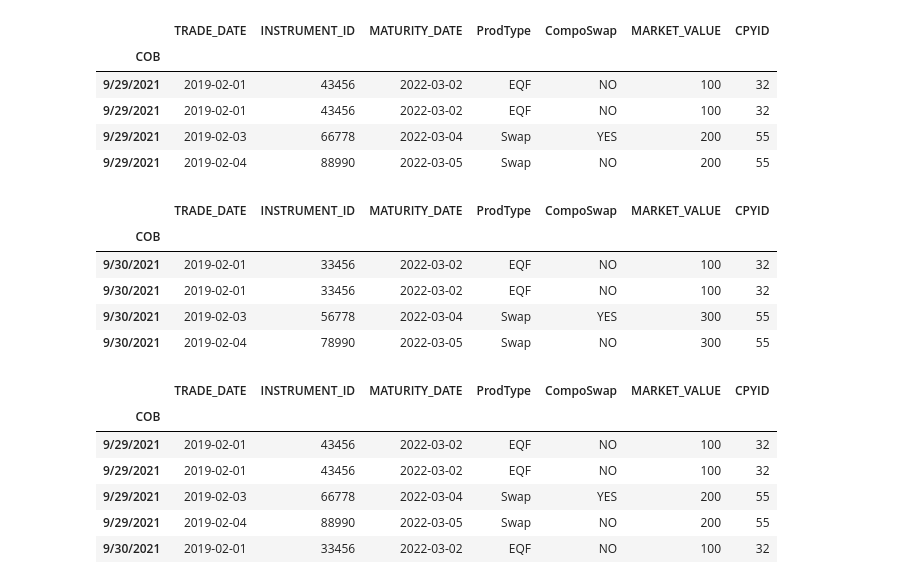
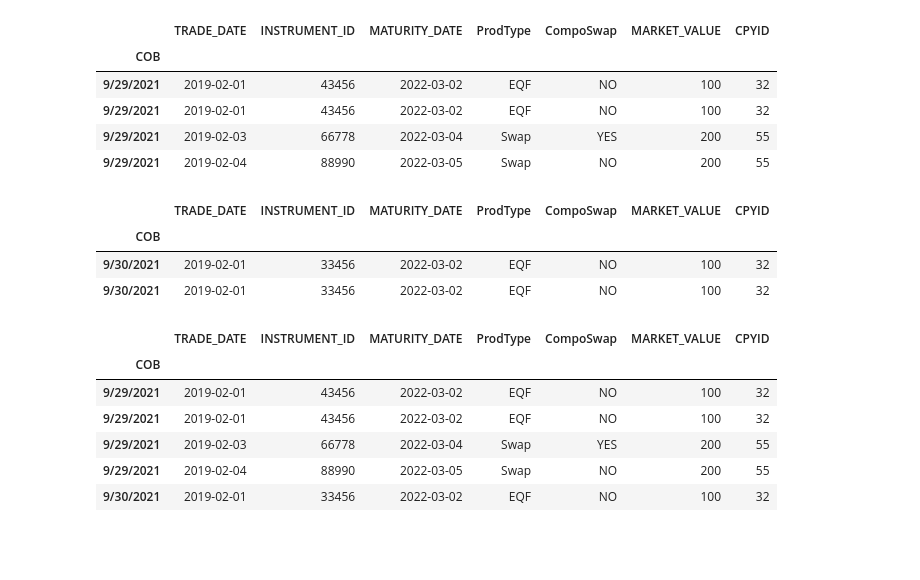
Before and after one commit to lipizhao/DataAnalysisInPython, a Jupyter notebook: introPandas.ipynb, the cells around one changed output. Drawn from its saved outputs; the diff is of its cells as text; code cells hidden in the pictures; blank space fills up the shorter version.

```diff
--- a/introPandas.ipynb
+++ b/introPandas.ipynb
@@ -237,14 +237,12 @@ trade_df1
 | 9/29/2021 | 2019-02-03 | 66778 | 2022-03-04 | Swap | YES | 200 | 55 |
 | 9/29/2021 | 2019-02-04 | 88990 | 2022-03-05 | Swap | NO | 200 | 55 |
 # %%
-trade_df2.head()
+trade_df2.head(2)
 # %% [output]
 |  | TRADE_DATE | INSTRUMENT_ID | MATURITY_DATE | ProdType | CompoSwap | MARKET_VALUE | CPYID |
 | COB |  |  |  |  |  |  |  |
 | 9/30/2021 | 2019-02-01 | 33456 | 2022-03-02 | EQF | NO | 100 | 32 |
 | 9/30/2021 | 2019-02-01 | 33456 | 2022-03-02 | EQF | NO | 100 | 32 |
-| 9/30/2021 | 2019-02-03 | 56778 | 2022-03-04 | Swap | YES | 300 | 55 |
-| 9/30/2021 | 2019-02-04 | 78990 | 2022-03-05 | Swap | NO | 300 | 55 |
 # %%
 trade_df = pd.concat([trade_df1,trade_df2], axis=0)
 trade_df
```
Also changed, not shown: parts of 54 cells of this notebook, 1 other file.
